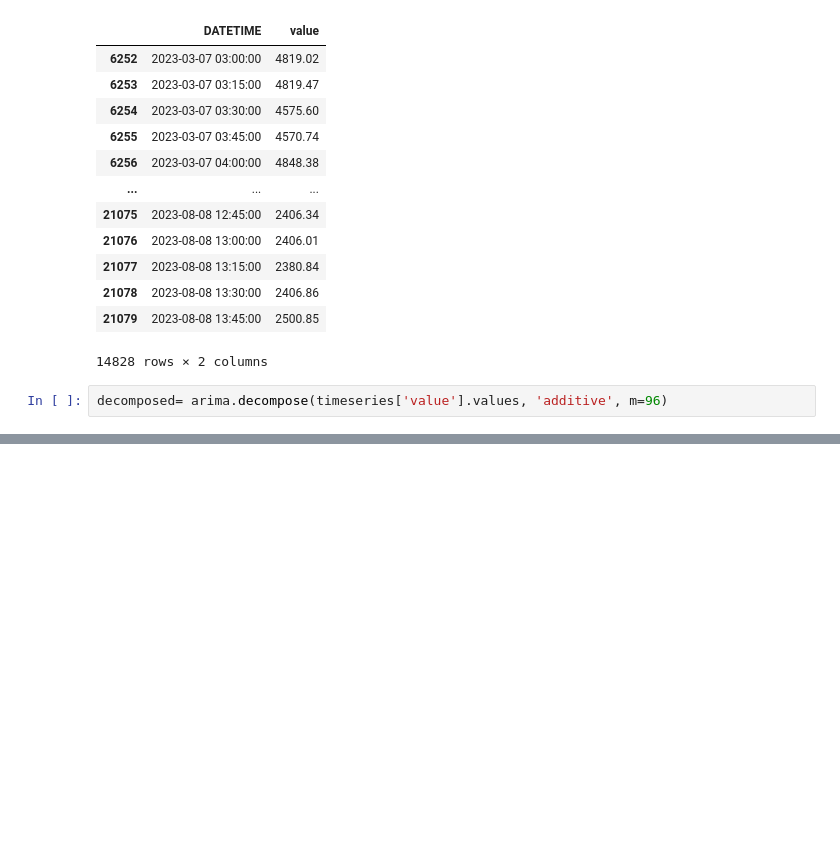
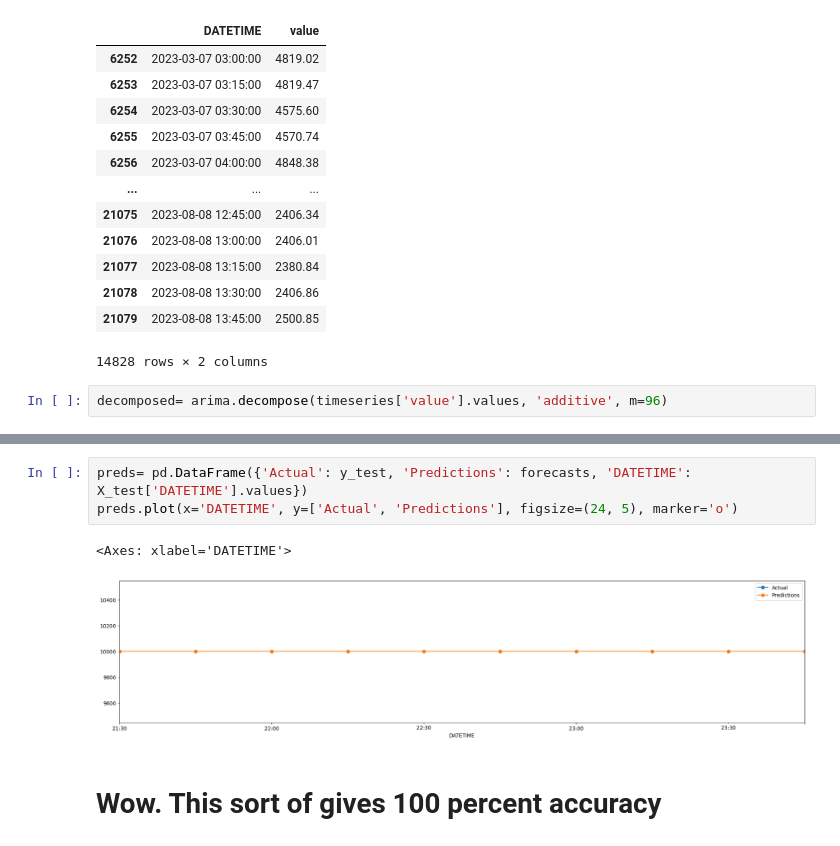
Before and after one commit to PranjalGhildiyal/TimeSeriesAnalysis-using-pmdarima, a Jupyter notebook: timeseries_analysis.ipynb, the cells around one changed output, grey strips where cells are left out. Saved outputs shown, nothing was run; the diff lists cells and outputs as text; blank space fills up the shorter version.

```diff
--- a/timeseries_analysis.ipynb
+++ b/timeseries_analysis.ipynb
@@ -103,0 +270,8 @@ Text(0.5, 1.0, 'Ausbeer Seasonal Decomposition')
+# %%
+preds= pd.DataFrame({'Actual': y_test, 'Predictions': forecasts, 'DATETIME': X_test['DATETIME'].values})
+preds.plot(x='DATETIME', y=['Actual', 'Predictions'], figsize=(24, 5), marker='o')
+# %% [output]
+<Axes: xlabel='DATETIME'>
+[figure, added]
+# %% [markdown]
+# Wow. This sort of gives 100 percent accuracy
```
Also changed, not shown: parts of 39 cells of this notebook, 1 other file.
